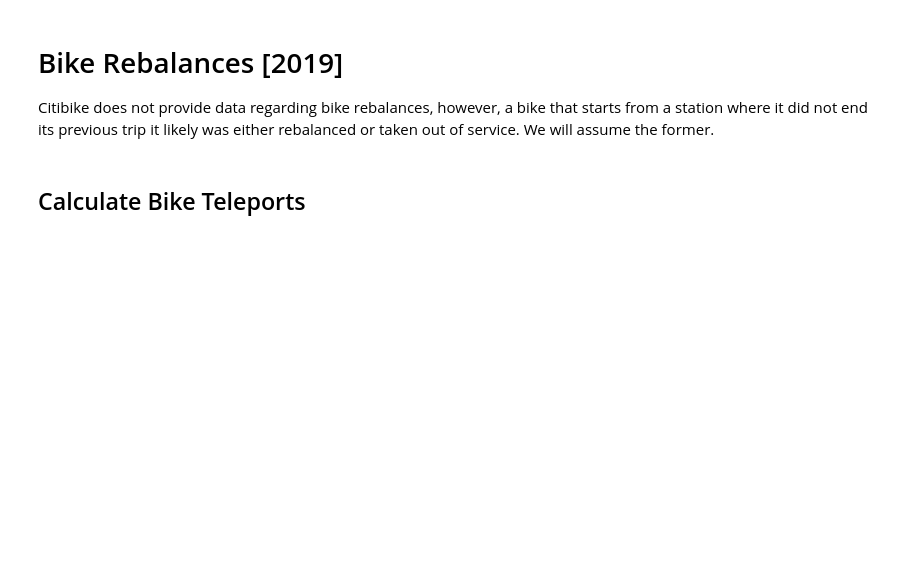
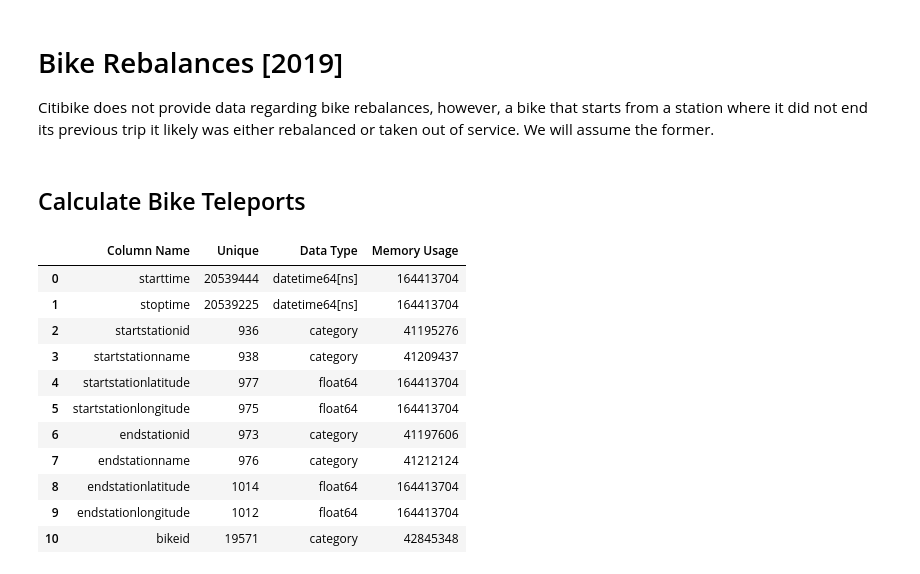
Before and after one commit to rishigoutam/citibike, a Jupyter notebook: rebalances.ipynb, the cells around one changed output. Saved outputs shown, nothing was run; the diff lists cells and outputs as text; code cells hidden in the pictures; blank space fills up the shorter version.

```diff
--- a/rebalances.ipynb
+++ b/rebalances.ipynb
@@ -14,49 +13,32 @@ from geopy.extra.rate_limiter import RateLimiter
 # %% [markdown]
 ## Calculate Bike Teleports
 # %%
-col_select = [
-    "starttime",
-    "stoptime",
-    "startstationid",
-    "startstationname",
-    "startstationlatitude",
-    "startstationlongitude",
-    "endstationid",
-    "endstationname",
-    "endstationlatitude",
-    "endstationlongitude",
-    "bikeid",
-]
-# declare category column type to reduce memory usage compared to object
-# consider changing float64 to float32, datetime64 to 32 if possible, ids to ints
-col_types = {
-    "startstationid": "category",
-    "startstationname": "category",
-    "endstationid": "category",
-    "endstationname": "category",
-    "bikeid": "category",
-}
+col_select = ['starttime','stoptime','startstationid','startstationname','startstationlatitude','startstationlongitude','endstationid','endstationname','endstationlatitude','endstationlongitude','bikeid']
+#declare category column type to reduce memory usage compared to object
+#consider changing float64 to float32, datetime64 to 32 if possible, ids to ints
+col_types = {'startstationid':'category','startstationname':'category','endstationid':'category','endstationname':'category','bikeid':'category'}
 
 
-rides_raw = pd.read_csv(
-    "data/NY_2019.csv",
-    index_col=False,
-    parse_dates=["starttime", "stoptime"],
-    usecols=col_select,
-    dtype=col_types,
-)
+rides_raw = pd.read_csv('data/NY_2019.csv',
+                    index_col=False,
+                    parse_dates=['starttime','stoptime'],
+                    usecols=col_select,
+                    dtype=col_types)
 
 
-pd.DataFrame.from_records(
-    [
-        (
-            col,
-            rides_raw[col].nunique(),
-            rides_raw[col].dtype,
-            rides_raw[col].memory_usage(deep=True),
-        )
-        for col in rides_raw.columns
-    ],
-    columns=["Column Name", "Unique", "Data Type", "Memory Usage"],
-)
+pd.DataFrame.from_records([(col, rides_raw[col].nunique(), rides_raw[col].dtype, rides_raw[col].memory_usage(deep=True) )  for col in rides_raw.columns],
+  columns=['Column Name', 'Unique', 'Data Type','Memory Usage'])
+# %% [output]
+|  | Column Name | Unique | Data Type | Memory Usage |
+| 0 | starttime | 20539444 | datetime64[ns] | 164413704 |
+| 1 | stoptime | 20539225 | datetime64[ns] | 164413704 |
+| 2 | startstationid | 936 | category | 41195276 |
+| 3 | startstationname | 938 | category | 41209437 |
+| 4 | startstationlatitude | 977 | float64 | 164413704 |
+| 5 | startstationlongitude | 975 | float64 | 164413704 |
+| 6 | endstationid | 973 | category | 41197606 |
+| 7 | endstationname | 976 | category | 41212124 |
+| 8 | endstationlatitude | 1014 | float64 | 164413704 |
+| 9 | endstationlongitude | 1012 | float64 | 164413704 |
+| 10 | bikeid | 19571 | category | 42845348 |
 # %%
```
Also changed, not shown: parts of 12 cells of this notebook.
